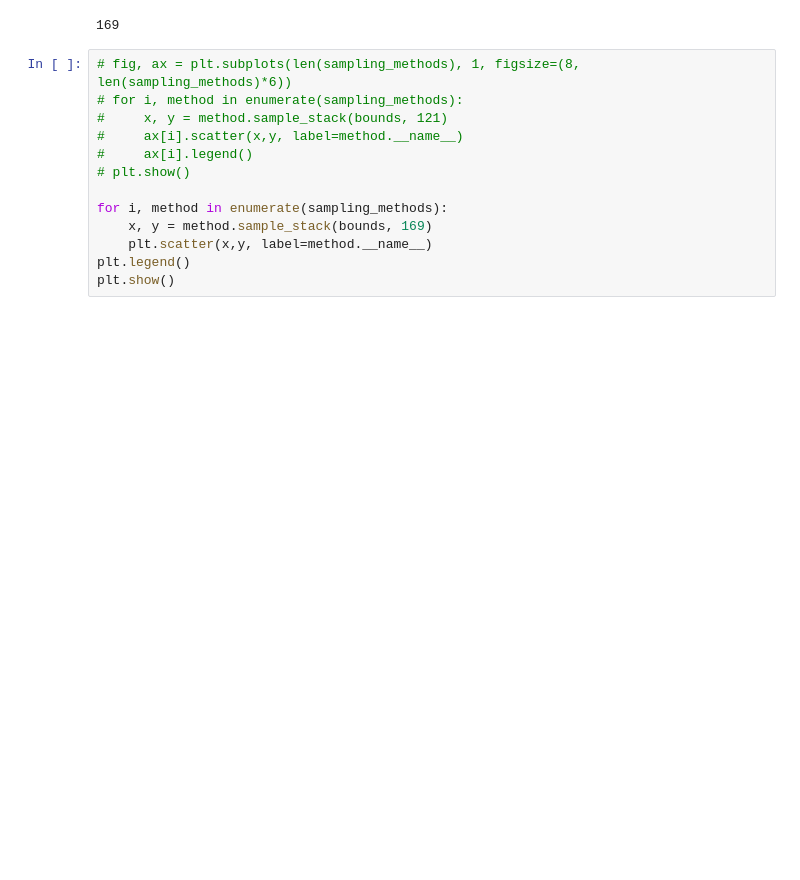
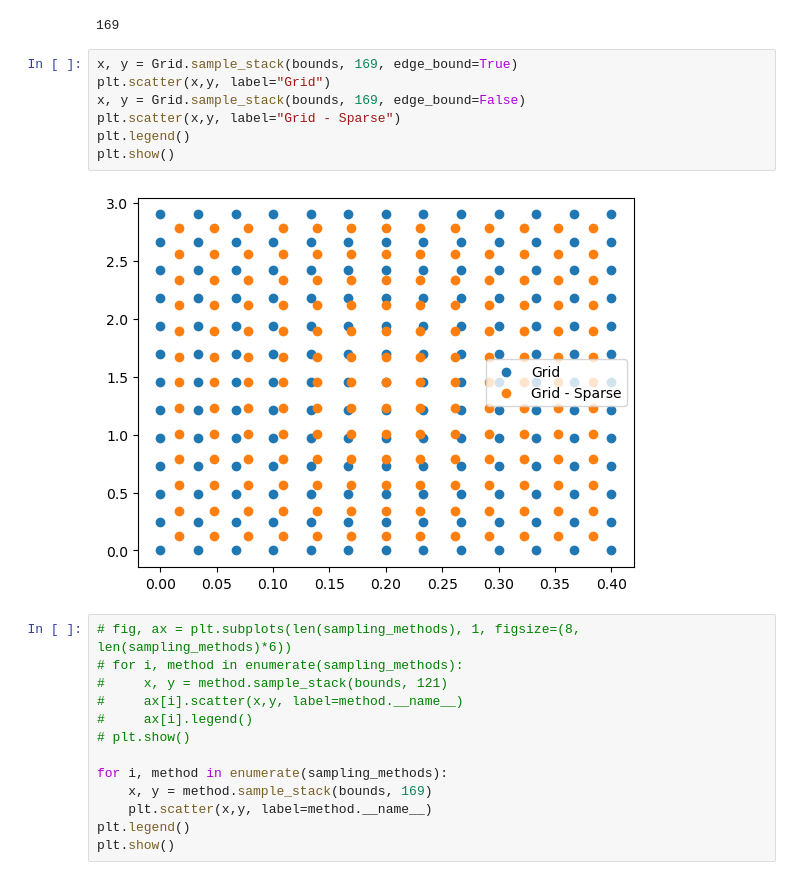
Before and after one commit to darkraisisi/sampling_hillslope_surrogate, a Jupyter notebook: experiments.ipynb, the cells around one changed output. Saved outputs shown, nothing was run; the diff lists cells and outputs as text; blank space fills up the shorter version.

Commit message:
Sparse grid sampling

```diff
--- a/experiments.ipynb
+++ b/experiments.ipynb
@@ -48,6 +48,15 @@ bounds = [(0, D_lim), (0, B_lim)]
 n_samples
 # %% [output]
 169
+# %%
+x, y = Grid.sample_stack(bounds, 169, edge_bound=True)
+plt.scatter(x,y, label="Grid")
+x, y = Grid.sample_stack(bounds, 169, edge_bound=False)
+plt.scatter(x,y, label="Grid - Sparse")
+plt.legend()
+plt.show()
+# %% [output]
+[figure, added]
 # %%
 # fig, ax = plt.subplots(len(sampling_methods), 1, figsize=(8, len(sampling_methods)*6))
 # for i, method in enumerate(sampling_methods):
```
Also changed, not shown: parts of 1 cell of this notebook, 2 other files.
